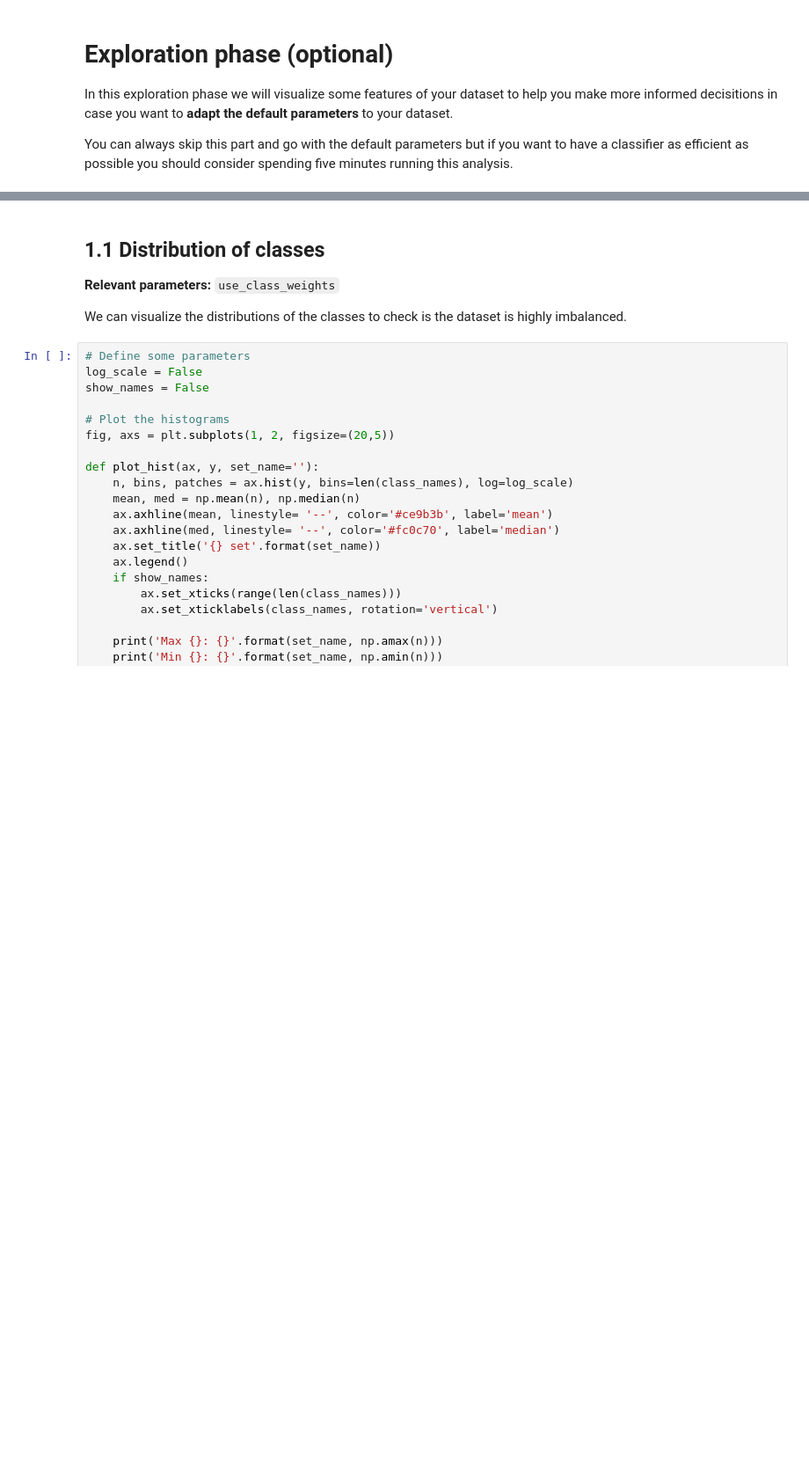
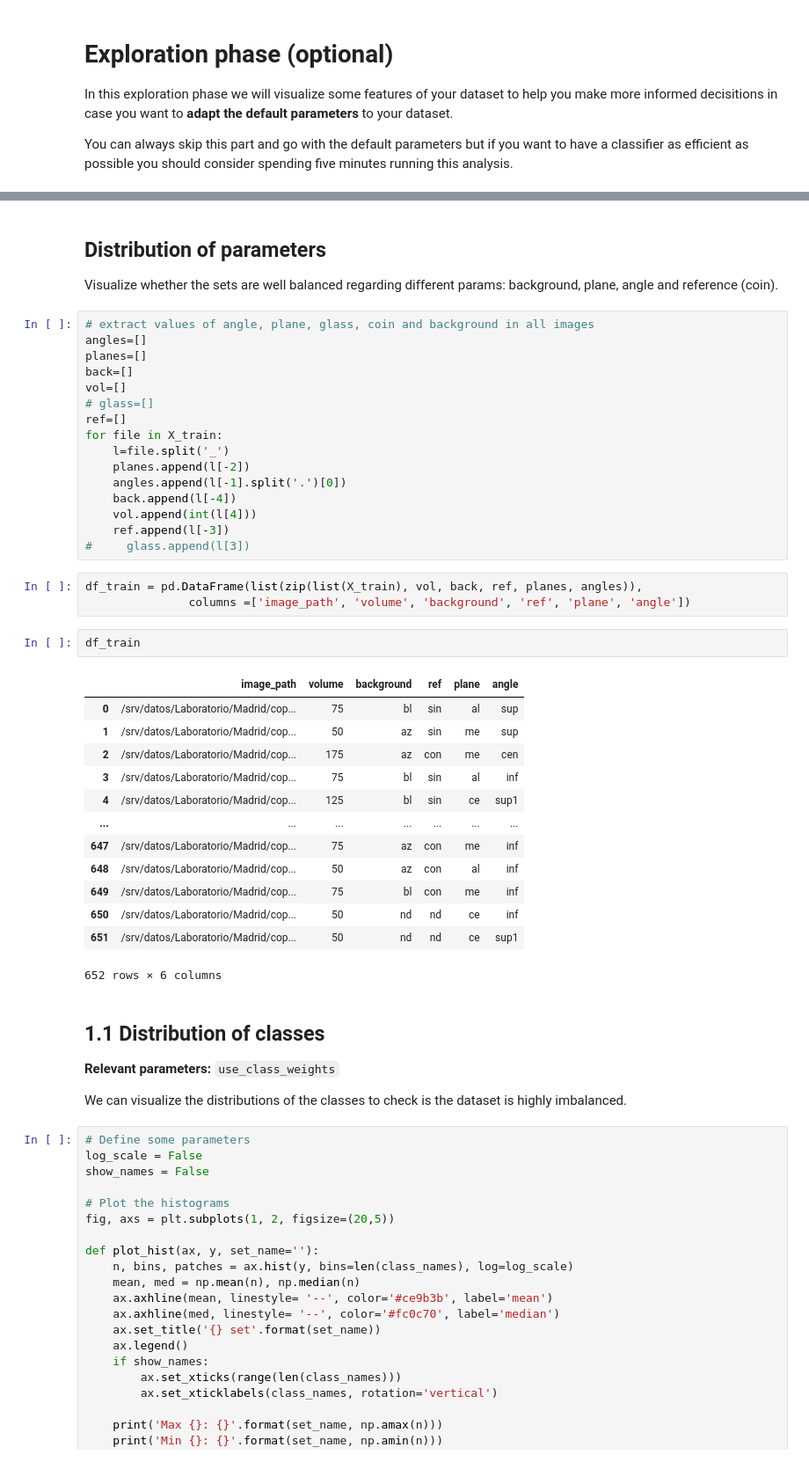
Before and after one commit to MiriamCobo/BrainGut-WineUp, a Jupyter notebook: notebooks/1.0-Dataset_exploration.ipynb, the cells around one changed output, grey strips where cells are left out. Shown at 88% size. Saved outputs shown, nothing was run; the diff lists cells and outputs as text; blank space fills up the shorter version.

```diff
--- a/notebooks/1.0-Dataset_exploration.ipynb
+++ b/notebooks/1.0-Dataset_exploration.ipynb
@@ -47,3 +46,42 @@ Loading class names...
+# %% [markdown]
+## Distribution of parameters
+
+Visualize whether the sets are well balanced regarding different params: background, plane, angle and reference (coin).
+# %%
+# extract values of angle, plane, glass, coin and background in all images
+angles=[]
+planes=[]
+back=[]
+vol=[]
+# glass=[]
+ref=[]
+for file in X_train:
+    l=file.split('_')
+    planes.append(l[-2])
+    angles.append(l[-1].split('.')[0])
+    back.append(l[-4])
+    vol.append(int(l[4]))
+    ref.append(l[-3])
+#     glass.append(l[3])
+# %%
+df_train = pd.DataFrame(list(zip(list(X_train), vol, back, ref, planes, angles)),
+               columns =['image_path', 'volume', 'background', 'ref', 'plane', 'angle'])
+# %%
+df_train
+# %% [output]
+|  | image_path | volume | background | ref | plane | angle |
+| 0 | /srv/datos/Laboratorio/Madrid/cop... | 75 | bl | sin | al | sup |
+| 1 | /srv/datos/Laboratorio/Madrid/cop... | 50 | az | sin | me | sup |
+| 2 | /srv/datos/Laboratorio/Madrid/cop... | 175 | az | con | me | cen |
+| 3 | /srv/datos/Laboratorio/Madrid/cop... | 75 | bl | sin | al | inf |
+| 4 | /srv/datos/Laboratorio/Madrid/cop... | 125 | bl | sin | ce | sup1 |
+| ... | ... | ... | ... | ... | ... | ... |
+| 647 | /srv/datos/Laboratorio/Madrid/cop... | 75 | az | con | me | inf |
+| 648 | /srv/datos/Laboratorio/Madrid/cop... | 50 | az | con | al | inf |
+| 649 | /srv/datos/Laboratorio/Madrid/cop... | 75 | bl | con | me | inf |
+| 650 | /srv/datos/Laboratorio/Madrid/cop... | 50 | nd | nd | ce | inf |
+| 651 | /srv/datos/Laboratorio/Madrid/cop... | 50 | nd | nd | ce | sup1 |
+652 rows × 6 columns
 # %% [markdown]
 ## 1.1 Distribution of classes
 **Relevant parameters:** `use_class_weights`
```
Also changed, not shown: parts of 1 cell of this notebook.
